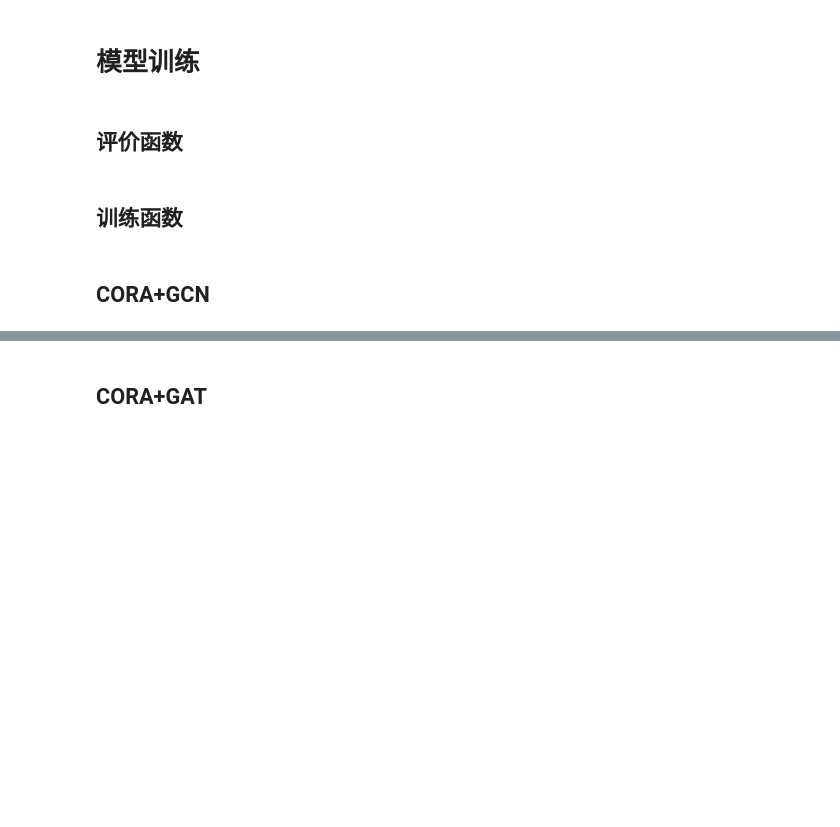
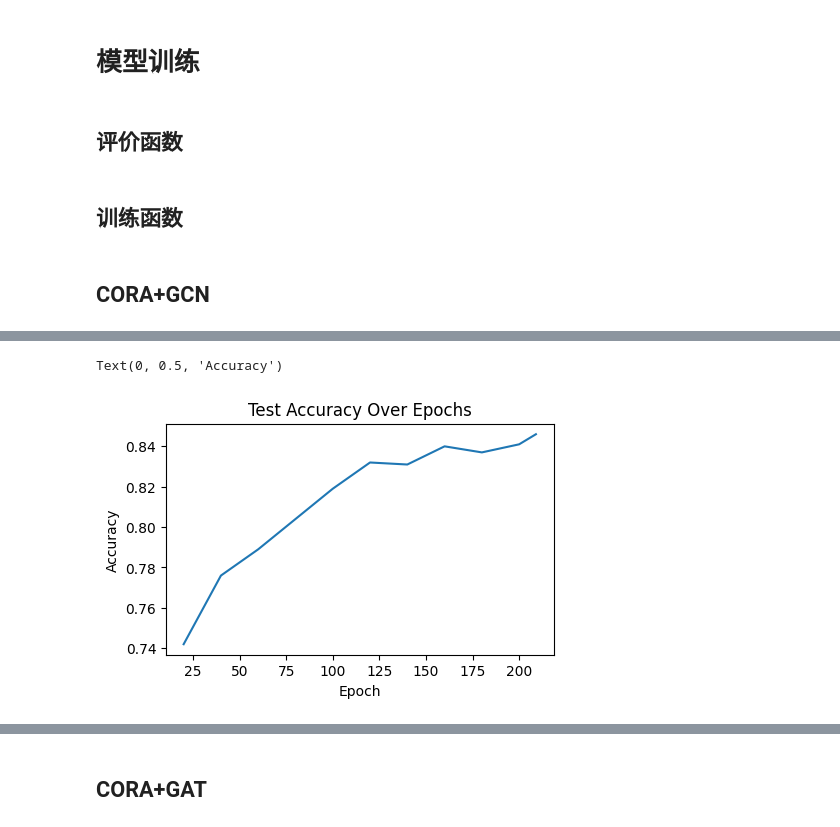
Before and after one commit to coder-zmz/DM-Final, a Jupyter notebook: colab.ipynb, the cells around one changed output, grey strips where cells are left out. Saved outputs shown, nothing was run; the diff lists cells and outputs as text; code cells hidden in the pictures; blank space fills up the shorter version.

```diff
--- a/colab.ipynb
+++ b/colab.ipynb
@@ -390,6 +391,7 @@ def calculate_metrics(model, data, mask):
 # %%
 import pandas as pd
 import torch
+from tqdm import tqdm
 
 def train_and_evaluate(model, criterion, optimizer, data, num_epochs=200, patience=10, scheduler=None):
     """
@@ -402,6 +404,7 @@ def train_and_evaluate(model, criterion, optimizer, data, num_epochs=200, patien
         data: PyTorch Geometric 数据对象。
         num_epochs: 训练轮数。
         patience: 早停的 patience 值，即连续多少个 epoch 验证集损失没有下降就停止训练。
+        scheduler: 学习率调度器(可选)。
 
     Returns:
         train_metrics_df: 存储训练集上评价指标的 Pandas DataFrame。
@@ -417,7 +420,7 @@ def train_and_evaluate(model, criterion, optimizer, data, num_epochs=200, patien
     early_stop_counter = 0
 
     # 训练循环
-    for epoch in range(1, num_epochs + 1):
+    for epoch in tqdm(range(1, num_epochs + 1)):
         # 训练模型
         model.train()
         optimizer.zero_grad()
@@ -425,10 +428,6 @@ def train_and_evaluate(model, criterion, optimizer, data, num_epochs=200, patien
         loss = criterion(out[data.train_mask], data.y[data.train_mask])
         loss.backward()
         optimizer.step()
-
-        # 如果提供了 scheduler，则更新学习率
-        if scheduler is not None:
-            scheduler.step()
 
         # 计算验证集上的Loss
         model.eval()
@@ -441,6 +440,10 @@ def train_and_evaluate(model, criterion, optimizer, data, num_epochs=200, patien
             early_stop_counter = 0
         else:
             early_stop_counter += 1
+
+        # 如果提供了 scheduler，则更新学习率
+        if scheduler is not None:
+            scheduler.step(val_loss)
 
         # 每 20 个 epoch 评估模型性能
         if epoch % 20 == 0 or early_stop_counter >= patience:
@@ -455,9 +458,11 @@ def train_and_evaluate(model, criterion, optimizer, data, num_epochs=200, patien
             test_metrics_df.loc[len(test_metrics_df)] = [epoch, test_metrics['accuracy'], test_metrics['precision'], test_metrics['recall'], test_metrics['f1'], test_metrics['auc']]
 
             # 打印指标
+            """
             print(f'Epoch: {epoch:03d}, Train Loss: {loss:.4f}, Val Loss: {val_loss:.4f}, '
                   f'Train Acc: {train_metrics["accuracy"]:.4f}, Train Prec: {train_metrics["precision"]:.4f}, Train Rec: {train_metrics["recall"]:.4f}, Train F1: {train_metrics["f1"]:.4f}, Train AUC: {train_metrics["auc"]:.4f}, '
                   f'Test Acc: {test_metrics["accuracy"]:.4f}, Test Prec: {test_metrics["precision"]:.4f}, Test Rec: {test_metrics["recall"]:.4f}, Test F1: {test_metrics["f1"]:.4f}, Test AUC: {test_metrics["auc"]:.4f}')
+            """
 
             # 如果验证集损失连续 patience 个 epoch 没有下降，则停止训练
             if early_stop_counter >= patience:
@@ -515,0 +530,13 @@ Early stopping at epoch 191
+# %%
+# 可视化测试集指标
+import matplotlib.pyplot as plt
+
+# 准确率曲线
+plt.figure(figsize=(5, 3))
+plt.plot(cora_test_metrics_default['epoch'], cora_test_metrics_default['accuracy'])
+plt.title('Test Accuracy Over Epochs')
+plt.xlabel('Epoch')
+plt.ylabel('Accuracy')
+# %% [output]
+Text(0, 0.5, 'Accuracy')
+[figure, added]
```
Also changed, not shown: parts of 7 cells of this notebook.
